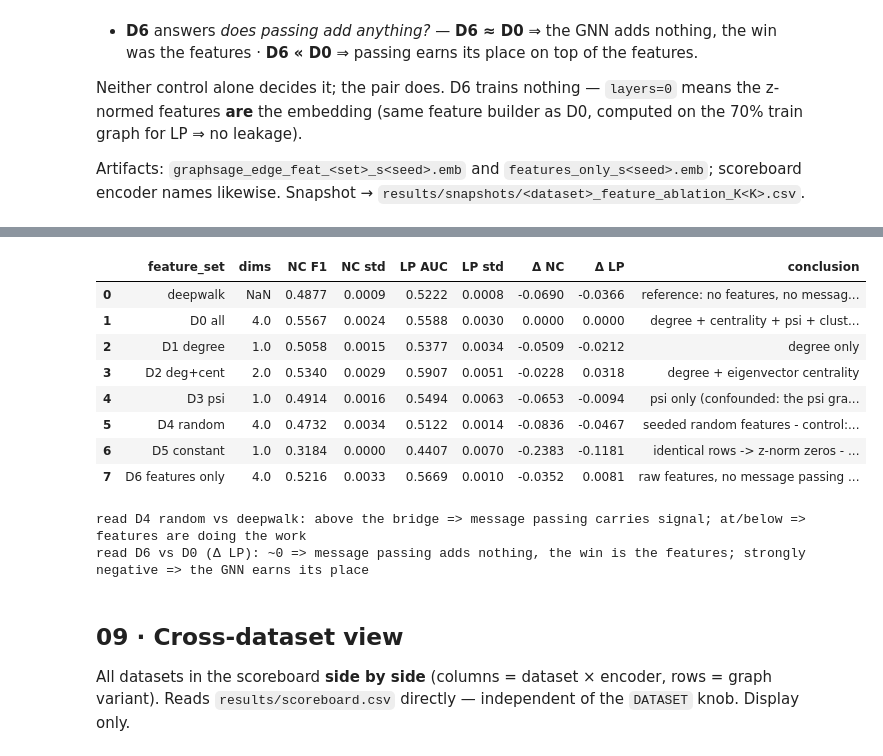
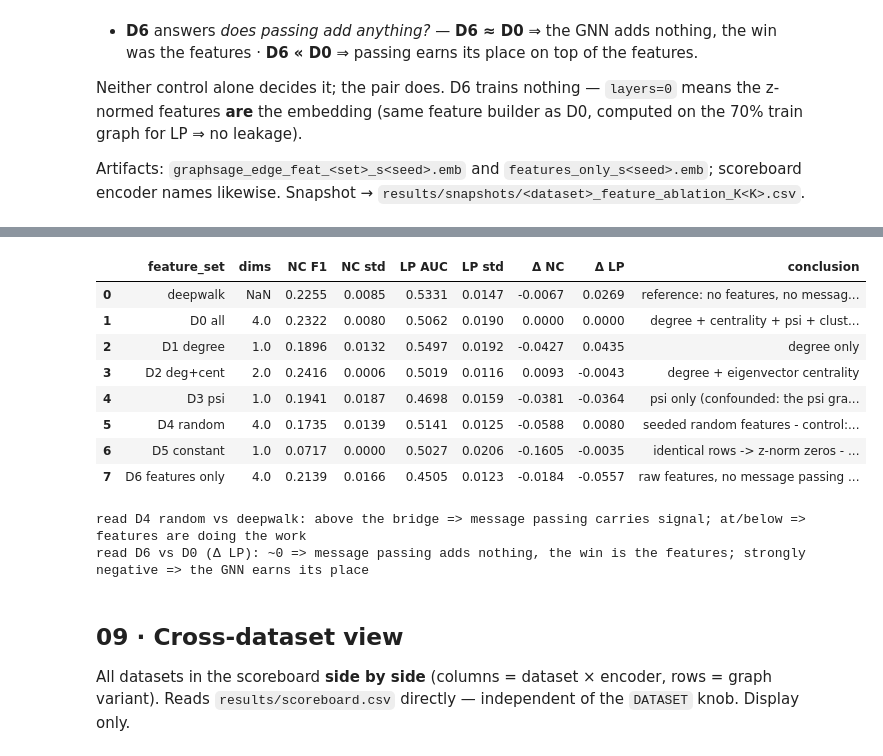
Before and after one commit to SafiUllahAdam/Structure-Aware-Graph-Augmentation-for-GNNs, a Jupyter notebook: notebooks/3-phase3_gnn_encoder.ipynb, the cells around one changed output, grey strips where cells are left out. Saved outputs shown, nothing was run; the diff lists cells and outputs as text; code cells hidden in the pictures.

```diff
--- a/notebooks/3-phase3_gnn_encoder.ipynb
+++ b/notebooks/3-phase3_gnn_encoder.ipynb
@@ -25,7 +25,7 @@ import graph_io, eval_nodeclass, eval_linkpred, results_io
 from encoder import SageEncoder
 from virtual_graph import VirtualGraph
 
-DATASET = "proteins"                                    # <-- pick the dataset (same knob as Phase 2)
+DATASET = "citeseer_linqs"                                    # <-- pick the dataset (same knob as Phase 2)
 SIM, K = "psi", 10                                  # <-- ONE graph for the spine sections 1-6 (K must be a single int); the K sweep has its own knobs: SWEEP_KS (section 8), SHOW_K (7), XD_K (9), RQ_K (11)
 SEEDS = [42, 43, 44]                                # <-- pick seeds manually; keep [42, 43, 44] to match the bridge for fair comparison
 POSITIVES = "edge"                                  # <-- ablation A (DECIDED: edge won): "edge" = direct virtual edges | "walk" = A1 walk co-occurrence
@@ -168,7 +168,7 @@ for seed in SEEDS:
     if not emb.exists() or FORCE_REBUILD:
         print(f"train LP seed {seed} ({POSITIVES} positives, {AGG} agg, {FEATURES} features) ...")
         Gt = graph_io.load_graph(train_edges)
-        Vt = VirtualGraph(Gt).build(SIM, K)               # deterministic rebuild from the 70% train edges only
+        Vt = VirtualGraph(Gt, seed=cfg.REPRO["seed"]).build(SIM, K)   # from the 70% train edges only; VG seed = project seed, NOT the loop seed
         enc = SageEncoder(Gt, Vt, seed, hidden=P["hidden"], dimensions=P["dimensions"], layers=P["layers"], agg=AGG, feats=FEATURES)
         enc.train(P["epochs"], lr=P["lr"], negatives=P["negatives"],
                   pairs_per_epoch=P["pairs_per_epoch"], max_pairs=P["max_pairs"], positives=POSITIVES)
@@ -368,7 +368,7 @@ for sim in SWEEP_SIMS:
                 print(f"[{sim} K={k}] train LP seed {seed} ...")
                 lemb.parent.mkdir(parents=True, exist_ok=True)
                 Gt = graph_io.load_graph(split_dir / "train.edgelist")
-                enc = SageEncoder(Gt, VirtualGraph(Gt).build(sim, k), seed, hidden=P["hidden"], dimensions=P["dimensions"],
+                enc = SageEncoder(Gt, VirtualGraph(Gt, seed=cfg.REPRO["seed"]).build(sim, k), seed, hidden=P["hidden"], dimensions=P["dimensions"],
                                   layers=P["layers"], agg=AGG, feats=FEATURES)
                 enc.train(P["epochs"], lr=P["lr"], negatives=P["negatives"],
                           pairs_per_epoch=P["pairs_per_epoch"], max_pairs=P["max_pairs"], positives=POSITIVES)
@@ -473,7 +473,7 @@ for feats in D_SETS:
         if not lemb.exists() or FORCE_REBUILD:
             print(f"[{label}] train LP seed {seed} ...")
             Gt = graph_io.load_graph(split_dir / "train.edgelist")
-            enc = SageEncoder(Gt, VirtualGraph(Gt).build(SIM, K), seed, hidden=P["hidden"], dimensions=P["dimensions"],
+            enc = SageEncoder(Gt, VirtualGraph(Gt, seed=cfg.REPRO["seed"]).build(SIM, K), seed, hidden=P["hidden"], dimensions=P["dimensions"],
                               layers=P["layers"], agg=AGG, feats=feats)   # features come from the 70% train graph -> no leakage
             enc.train(P["epochs"], lr=P["lr"], negatives=P["negatives"],
                       pairs_per_epoch=P["pairs_per_epoch"], max_pairs=P["max_pairs"], positives=POSITIVES)
@@ -553,12 +553,12 @@ saved -> results/snapshots/proteins_feature_ablation_K10.csv
 |  | feature_set | dims | NC F1 | NC std | LP AUC | LP std | Δ NC | Δ LP | conclusion |
-| 0 | deepwalk | NaN | 0.4877 | 0.0009 | 0.5222 | 0.0008 | -0.0690 | -0.0366 | reference: no features, no messag... |
-| 1 | D0 all | 4.0 | 0.5567 | 0.0024 | 0.5588 | 0.0030 | 0.0000 | 0.0000 | degree + centrality + psi + clust... |
-| 2 | D1 degree | 1.0 | 0.5058 | 0.0015 | 0.5377 | 0.0034 | -0.0509 | -0.0212 | degree only |
-| 3 | D2 deg+cent | 2.0 | 0.5340 | 0.0029 | 0.5907 | 0.0051 | -0.0228 | 0.0318 | degree + eigenvector centrality |
-| 4 | D3 psi | 1.0 | 0.4914 | 0.0016 | 0.5494 | 0.0063 | -0.0653 | -0.0094 | psi only (confounded: the psi gra... |
-| 5 | D4 random | 4.0 | 0.4732 | 0.0034 | 0.5122 | 0.0014 | -0.0836 | -0.0467 | seeded random features - control:... |
-| 6 | D5 constant | 1.0 | 0.3184 | 0.0000 | 0.4407 | 0.0070 | -0.2383 | -0.1181 | identical rows -> z-norm zeros - ... |
-| 7 | D6 features only | 4.0 | 0.5216 | 0.0033 | 0.5669 | 0.0010 | -0.0352 | 0.0081 | raw features, no message passing ... |
+| 0 | deepwalk | NaN | 0.2255 | 0.0085 | 0.5331 | 0.0147 | -0.0067 | 0.0269 | reference: no features, no messag... |
+| 1 | D0 all | 4.0 | 0.2322 | 0.0080 | 0.5062 | 0.0190 | 0.0000 | 0.0000 | degree + centrality + psi + clust... |
+| 2 | D1 degree | 1.0 | 0.1896 | 0.0132 | 0.5497 | 0.0192 | -0.0427 | 0.0435 | degree only |
+| 3 | D2 deg+cent | 2.0 | 0.2416 | 0.0006 | 0.5019 | 0.0116 | 0.0093 | -0.0043 | degree + eigenvector centrality |
+| 4 | D3 psi | 1.0 | 0.1941 | 0.0187 | 0.4698 | 0.0159 | -0.0381 | -0.0364 | psi only (confounded: the psi gra... |
+| 5 | D4 random | 4.0 | 0.1735 | 0.0139 | 0.5141 | 0.0125 | -0.0588 | 0.0080 | seeded random features - control:... |
+| 6 | D5 constant | 1.0 | 0.0717 | 0.0000 | 0.5027 | 0.0206 | -0.1605 | -0.0035 | identical rows -> z-norm zeros - ... |
+| 7 | D6 features only | 4.0 | 0.2139 | 0.0166 | 0.4505 | 0.0123 | -0.0184 | -0.0557 | raw features, no message passing ... |
 read D4 random vs deepwalk: above the bridge => message passing carries signal; at/below => features are doing the work
 read D6 vs D0 (Δ LP): ~0 => message passing adds nothing, the win is the features; strongly negative => the GNN earns its place
 # %% [markdown]
```
Also changed, not shown: parts of 12 cells of this notebook, 53 other files.
